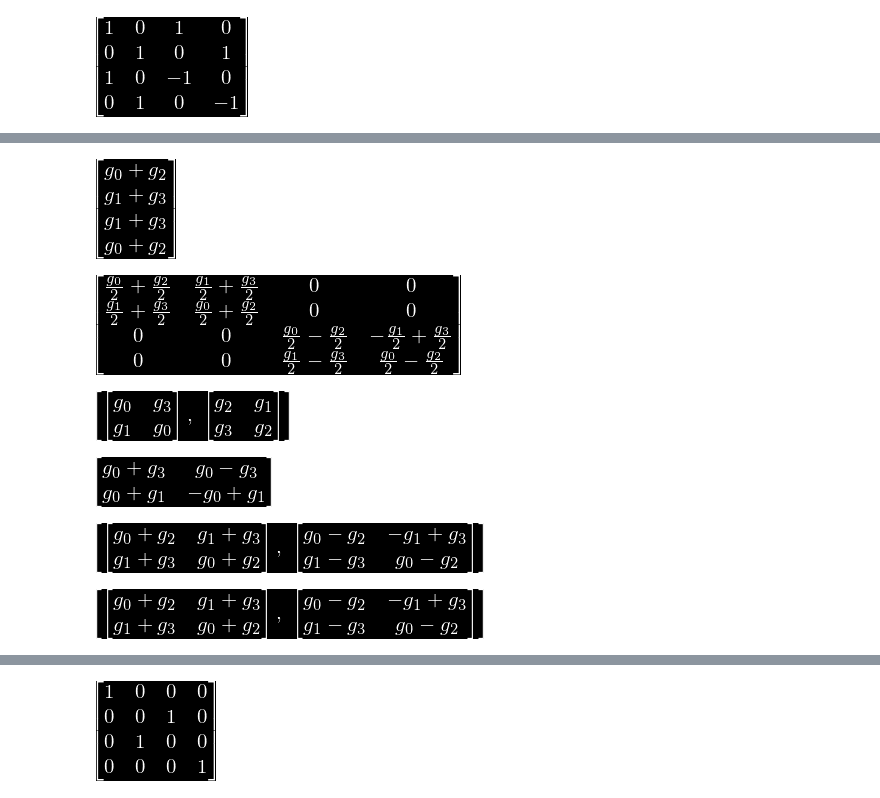
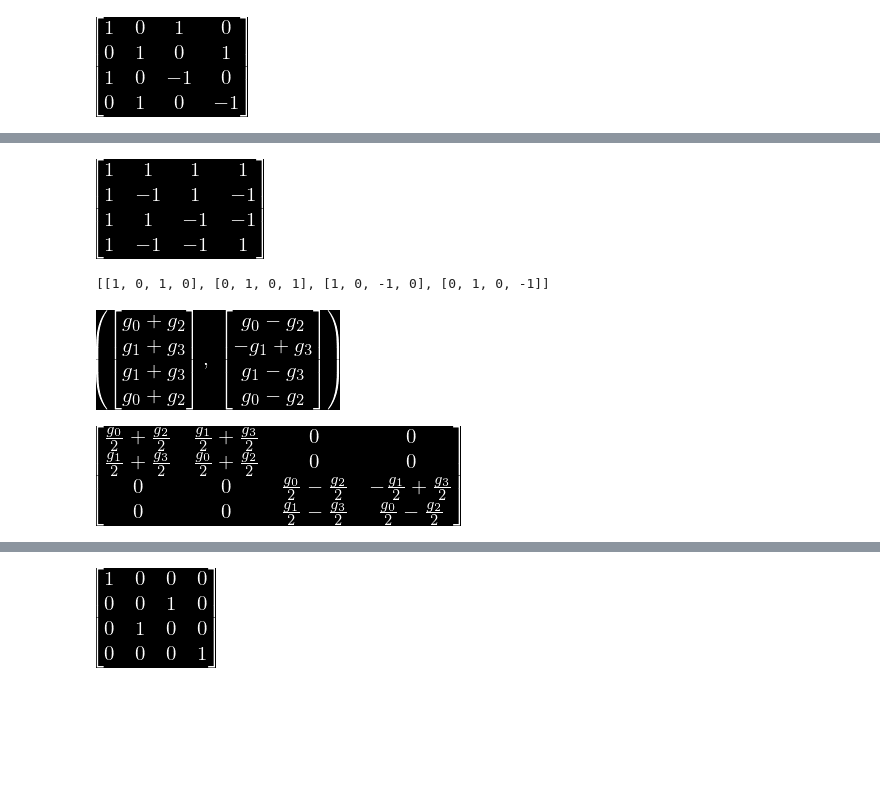
Before and after one commit to tarsioonofrio/fast-convolution-rtl, a Jupyter notebook: blahut6.3iterated4x4-tensor.ipynb, the cells around one changed output, grey strips where cells are left out. Cells and saved outputs as stored; diff of their text form; code cells hidden in the pictures; blank space fills up the shorter version.

```diff
--- a/blahut6.3iterated4x4-tensor.ipynb
+++ b/blahut6.3iterated4x4-tensor.ipynb
@@ -183,7 +201,17 @@ win1
+# %%
+win1b0 = TensorProduct(win, win)
+win1b0
+# %% [output]
+[figure, added]
+# %%
+win1b = TensorProduct(win, eye)
+print(win1b.tolist())
+# %% [output]
+[[1, 0, 1, 0], [0, 1, 0, 1], [1, 0, -1, 0], [0, 1, 0, -1]]
 # %%
-g1m[0]+g1m[1]
+g1m[0]+g1m[1], g1m[0]-g1m[1]
 # %% [output]
-[figure, old version]
+[figure, new version]
 # %%
 bg1 = sy.diag(*[
     g1m[0] + g1m[1],
@@ -192,19 +220,3 @@ bg1 = sy.diag(*[
 bg1
 # %% [output]
 [figure]
-# %%
-g1m
-# %% [output]
-[figure, removed]
-# %%
-TensorProduct(g1m[0] * win)
-# %% [output]
-[figure, removed]
-# %%
-[g1m[0]*win[0,0] + g1m[1]*win[0,1], g1m[0]*win[0,1] + g1m[1]*win[1,1]]
-# %% [output]
-[figure, removed]
-# %%
-[(g1m[0]*win[r, 0] + g1m[1]*win[r, 1]) for r in range(2)]
-# %% [output]
-[figure, removed]
```
Also changed, not shown: parts of 17 cells of this notebook, 4 other files.
